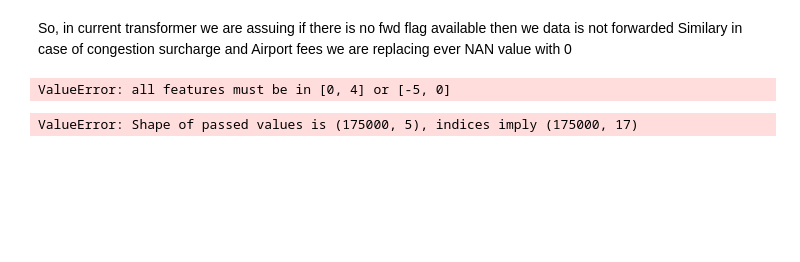
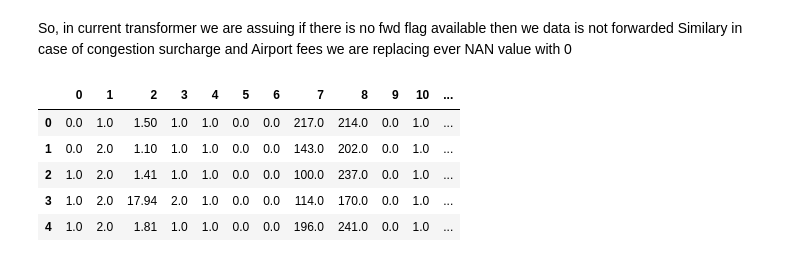
Before and after one commit to aniketkalra11/basic_kaggle_practice, a Jupyter notebook: texi_guru/texi_guru_milestone_1.ipynb, the cells around one changed output. Cells and saved outputs as stored; diff of their text form; code cells hidden in the pictures; blank space fills up the shorter version.

```diff
--- a/texi_guru/texi_guru_milestone_1.ipynb
+++ b/texi_guru/texi_guru_milestone_1.ipynb
@@ -135,39 +141,54 @@ array([ 0.  ,  1.75,   nan, -1.75])
 So, in current transformer we are assuing if there is no fwd flag available then we data is not forwarded
 Similary in case of congestion surcharge and Airport fees we are replacing ever NAN value with 0
 # %%
-column_transformers = ColumnTransformer([
-  ('pass0', 'passthrough', [0]),
-  ('pass1', 'passthrough', [1]),
-  ('pass2', 'passthrough', [2]),
-  ('passanger_count_imputer', SimpleImputer(strategy='constant', fill_value=1, missing_values=np.nan), [3]),
-  ('pass4', 'passthrough', [4]),
-  ('rate_code_id_imputer', SimpleImputer(strategy='constant', fill_value=1.0, missing_values=np.nan), [5]),
-  ('store_and_fwd_flag_imputer', SimpleImputer(strategy='constant', fill_value='N', missing_values=np.nan), [6]),
-   ('pass6', 'passthrough', [7]),
-  ('pass8', 'passthrough', [8]),
-  ('pass9', 'passthrough', [9]),
-  ('pass10', 'passthrough', [10]),
-  ('pass11', 'passthrough', [11]),
-  ('pass12', 'passthrough', [12]),
-  ('pass13', 'passthrough', [13]),
-  ('pass14', 'passthrough', [14]),
-  ('congestion_surcharge_imputer', SimpleImputer(strategy='constant', fill_value=0, missing_values=np.nan), [15]),
-  ('airport_fee_imputer', SimpleImputer(strategy='constant', fill_value=0, missing_values=np.nan), [16])
-])
-# column_pass_through = ColumnTransformer([
+def apply_transformations(data:pd.DataFrame) -> pd.DataFrame:
+  pipe_for_fwd_imputr = Pipeline([
+    ('simple_imputation', SimpleImputer(strategy='constant', fill_value='null', missing_values=np.nan)),
+    ('fwd_one_hot_encoder', OneHotEncoder())
+    ])
+  pipe_for_payment_methods = Pipeline(
+    [
+      ('payment_one_hot_encoder', OneHotEncoder())
+    ]
+  )
+  column_transformers = ColumnTransformer([
+    ('pass0', 'passthrough', [0]),
+    # ('pass1', 'passthrough', [1]),
+    # ('pass2', 'passthrough', [2]),
+    ('passanger_count_imputer', SimpleImputer(strategy='constant', fill_value=1, missing_values=np.nan), [3]),
+    ('pass4', 'passthrough', [4]),
+    ('rate_code_id_imputer', SimpleImputer(strategy='constant', fill_value=1.0, missing_values=np.nan), [5]),
+    # ('store_and_fwd_flag_imputer',pipe_for_fwd_imputr, [6]),
+    ('pass_', 'passthrough', [6]),
+    ('pass6', 'passthrough', [7]),
+    ('pass8', 'passthrough', [8]),
+    ('payment_type_one_hot_encoding', pipe_for_payment_methods, [9]),
+    ('pass10', 'passthrough', [10]),
+    ('pass11', 'passthrough', [11]),
+    ('pass12', 'passthrough', [12]),
+    ('pass13', 'passthrough', [13]),
+    ('congestion_surcharge_imputer', SimpleImputer(strategy='constant', fill_value=0, missing_values=np.nan), [14]),
+    ('airport_fee_imputer', SimpleImputer(strategy='constant', fill_value=-5, missing_values=np.nan), [15])
+  ])
+  # column_pass_through = ColumnTransformer([
 
 
 
-# ])
+  # ])
 
-feature_pipeline = Pipeline([
-  ('column_transformers', column_transformers)
-  # ('columns_pass_by', column_pass_through)
-])
-val = feature_pipeline.fit_transform(train_pd)
+  feature_pipeline = Pipeline([
+    ('column_transformers', column_transformers)
+    # ('columns_pass_by', column_pass_through)
+  ])
+  val = feature_pipeline.fit_transform(data)
+  return pd.DataFrame(data=val)
+  # return pd.DataFrame()
-# %% [output]
-ValueError: all features must be in [0, 4] or [-5, 0]
-# %%
-transformed_train_pd = pd.DataFrame(data=val, columns=list_of_features)
-# %% [output]
-ValueError: Shape of passed values is (175000, 5), indices imply (175000, 17)
+# %%
+x_train.head()
+# %% [output]
+|  | 0 | 1 | 2 | 3 | 4 | 5 | 6 | 7 | 8 | 9 | 10 | ... |
+| 0 | 0.0 | 1.0 | 1.50 | 1.0 | 1.0 | 0.0 | 0.0 | 217.0 | 214.0 | 0.0 | 1.0 | ... |
+| 1 | 0.0 | 2.0 | 1.10 | 1.0 | 1.0 | 0.0 | 0.0 | 143.0 | 202.0 | 0.0 | 1.0 | ... |
+| 2 | 1.0 | 2.0 | 1.41 | 1.0 | 1.0 | 0.0 | 0.0 | 100.0 | 237.0 | 0.0 | 1.0 | ... |
+| 3 | 1.0 | 2.0 | 17.94 | 2.0 | 1.0 | 0.0 | 0.0 | 114.0 | 170.0 | 0.0 | 1.0 | ... |
+| 4 | 1.0 | 2.0 | 1.81 | 1.0 | 1.0 | 0.0 | 0.0 | 196.0 | 241.0 | 0.0 | 1.0 | ... |
```
Also changed, not shown: parts of 19 cells of this notebook, 7 other files.
